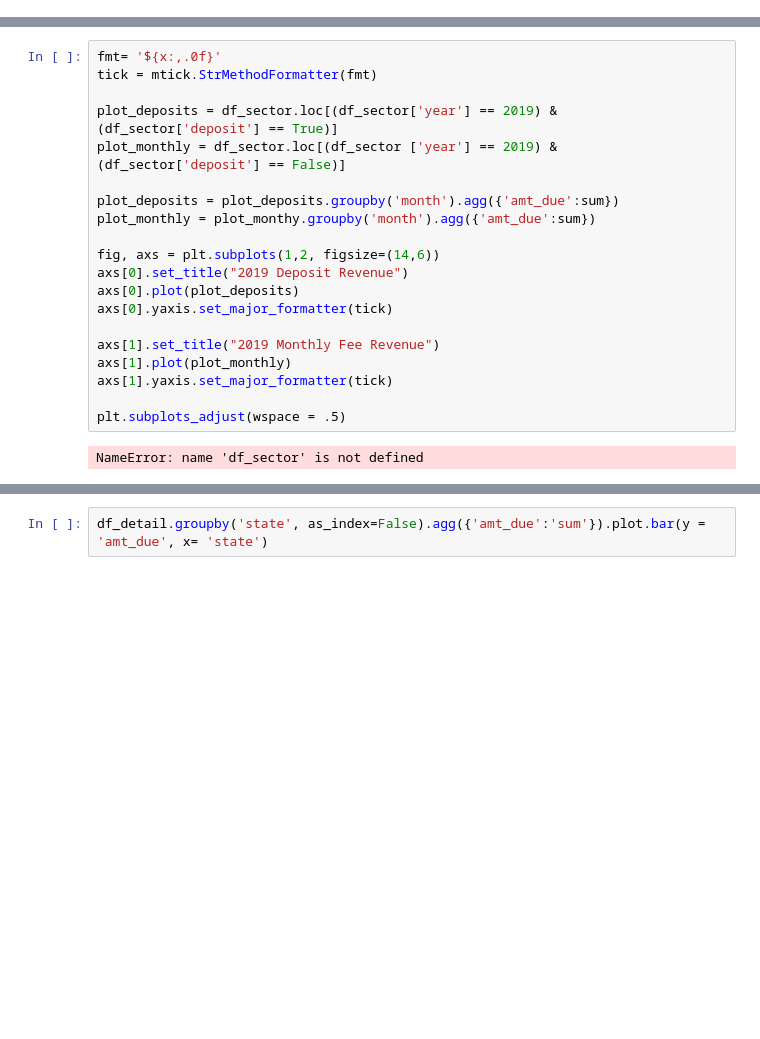
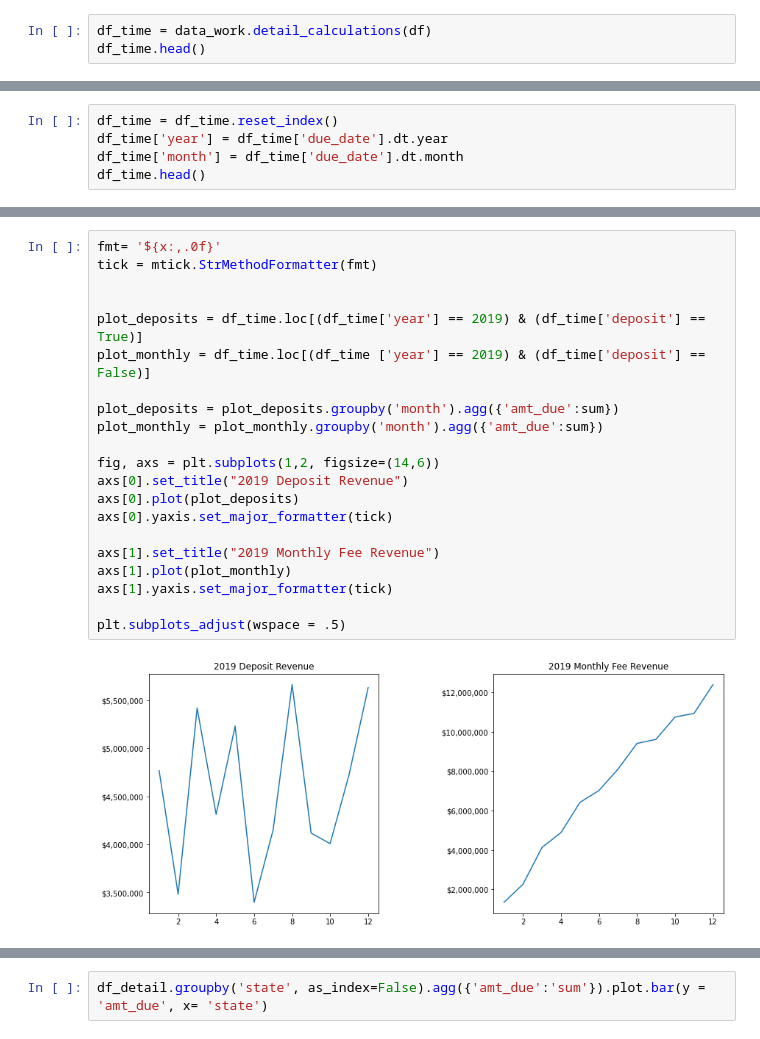
Before and after one commit to jaketuleja/consulting_visuals, a Jupyter notebook: notebooks/Visualization of Data.ipynb, the cells around one changed output, grey strips where cells are left out. Cells and saved outputs as stored; diff of their text form; blank space fills up the shorter version.

Commit message:
1st graph

```diff
--- a/notebooks/Visualization of Data.ipynb
+++ b/notebooks/Visualization of Data.ipynb
@@ -25,0 +22,3 @@ df.head()
+# %%
+df_time = data_work.detail_calculations(df)
+df_time.head()
@@ -25,0 +33,5 @@ df.head()
+# %%
+df_time = df_time.reset_index()
+df_time['year'] = df_time['due_date'].dt.year
+df_time['month'] = df_time['due_date'].dt.month
+df_time.head()
@@ -26,22 +45,23 @@ df.head()
 # %%
 fmt= '${x:,.0f}'
 tick = mtick.StrMethodFormatter(fmt)
 
-plot_deposits = df_sector.loc[(df_sector['year'] == 2019) & (df_sector['deposit'] == True)]
-plot_monthly = df_sector.loc[(df_sector ['year'] == 2019) & (df_sector['deposit'] == False)]
+
+plot_deposits = df_time.loc[(df_time['year'] == 2019) & (df_time['deposit'] == True)]
+plot_monthly = df_time.loc[(df_time ['year'] == 2019) & (df_time['deposit'] == False)]
 
 plot_deposits = plot_deposits.groupby('month').agg({'amt_due':sum})
-plot_monthly = plot_monthy.groupby('month').agg({'amt_due':sum})
+plot_monthly = plot_monthly.groupby('month').agg({'amt_due':sum})
 
 fig, axs = plt.subplots(1,2, figsize=(14,6))
 axs[0].set_title("2019 Deposit Revenue")
 axs[0].plot(plot_deposits)
 axs[0].yaxis.set_major_formatter(tick)
 
 axs[1].set_title("2019 Monthly Fee Revenue")
 axs[1].plot(plot_monthly)
 axs[1].yaxis.set_major_formatter(tick)
 
 plt.subplots_adjust(wspace = .5)
 # %% [output]
-NameError: name 'df_sector' is not defined
+[figure, added]
```
Also changed, not shown: parts of 15 cells of this notebook.
